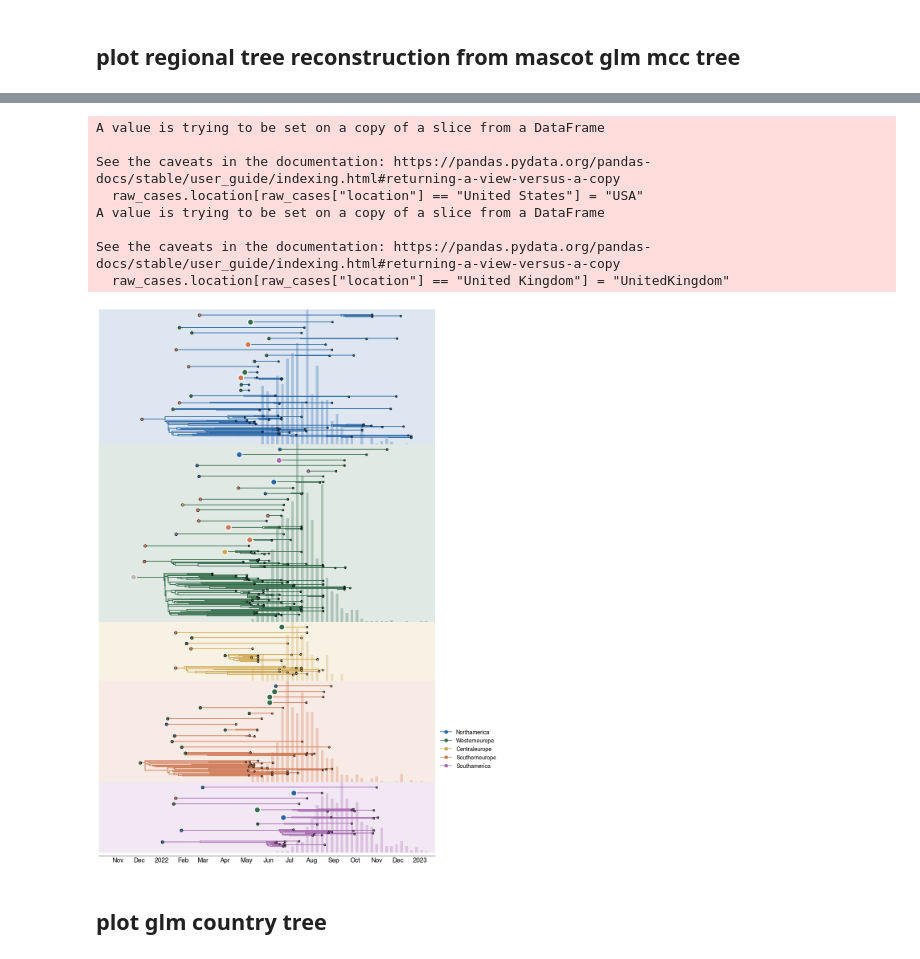
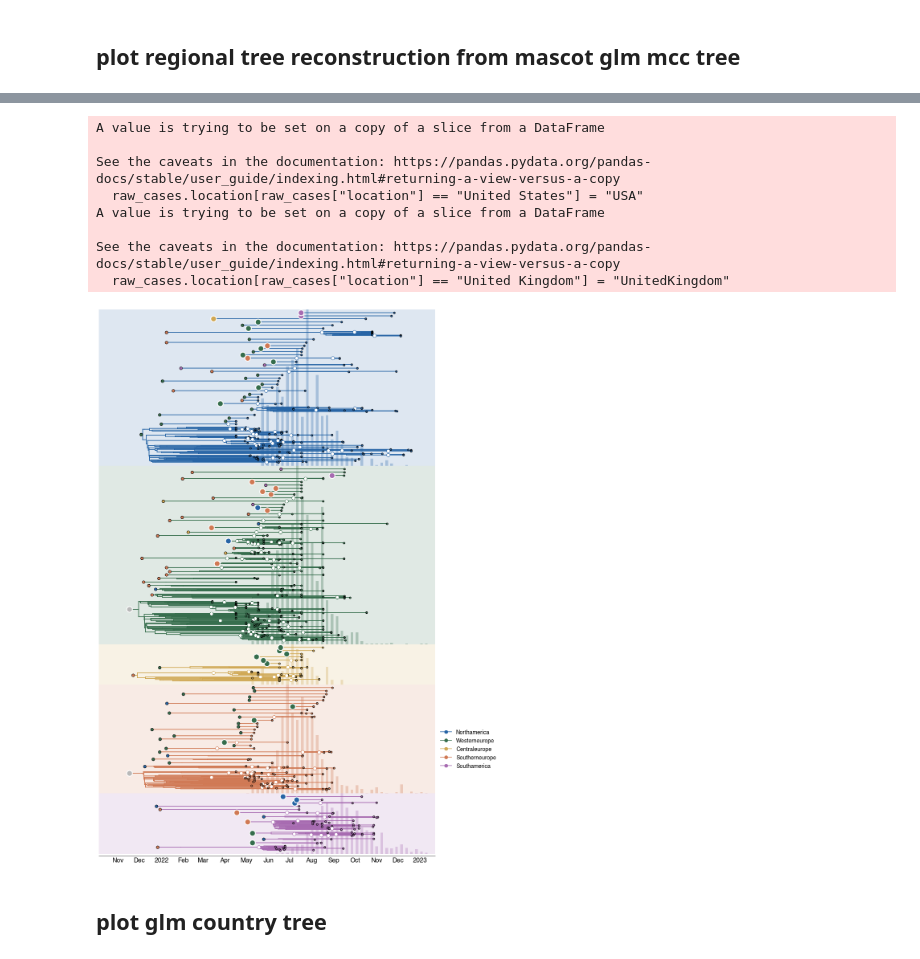
Before and after one commit to blab/mpox-dynamics, a Jupyter notebook: scripts/glm_plotting_and_ne.ipynb, the cells around one changed output, grey strips where cells are left out. Saved outputs shown, nothing was run; the diff lists cells and outputs as text; code cells hidden in the pictures.

```diff
--- a/scripts/glm_plotting_and_ne.ipynb
+++ b/scripts/glm_plotting_and_ne.ipynb
@@ -347,8 +348,7 @@ case_prev_plot = band3 + line3
 case_prev_plot
 # %% [output]
 [interactive output not drawn]
-# %%
-case_prevalence.location = case_prevalence.location.replace({"North America": "NorthAmerica", "Western Europe": "WesternEurope", "Central Europe":"CentralEurope", "South America":"SouthAmerica", "Southern Europe": "SouthernEurope"})
 # %%
-combined_ne_prev_df = pd.merge(test, case_prevalence,  how='left', left_on=['deme','date'], right_on = ['location','date'])
+combined_ne_prev_df = pd.merge(test, case_prevalence,  how='left', left_on=['deme','date'], right_on = ['region','date'])
 combined_ne_prev_df = combined_ne_prev_df.dropna()
+combined_ne_prev_df
@@ -510,7 +580,7 @@ def convertDate(x,start,end):
     return dt.strftime(dt.strptime(x,start),end)
 # %%
 # set path to tree to load
-tree_path = "/Users/mparedes/Desktop/mpox_rhino/300_glm_region_air_mcc.tree"
+tree_path = "/Users/mparedes/Desktop/mpox_rhino/550_glm_region_air_mcc.tree"
 # %%
 # load trees
 tree = bt.loadNexus(tree_path, tip_regex='_([0-9\-]+)$')
@@ -964,7 +1034,8 @@ def foo_plot_exploded_tree_with_cases(subtype_trees2, filename, width, height, d
                 elif k.branchType == "node":
                     # this plots the vertical lines connecting children and parents on tree
                     ax1.plot([x,x],[k.children[-1].y + cumulative_y,k.children[0].y+ cumulative_y],lw=branchWidth,color=c,alpha=a,ls='-',zorder=9)
-
+                    if k.traits['posterior']>=0.5:
+                        ax1.scatter(x,y,s=70,facecolor='w',edgecolor=c,zorder=100)
                 ax1.plot([xp, x],[y,y],lw=branchWidth,color=c,ls='-',zorder=9)   # this connects horizontal tree lines
 
 
@@ -1043,19 +1114,19 @@ def foo_plot_exploded_tree_with_cases(subtype_trees2, filename, width, height, d
     plt.savefig(filename,bbox_inches = 'tight',pad_inches = 0)
     plt.show()
 # %%
-exploded_tree_output_file_name4 = "../figures/300_region_glm_cases_exploded.png"
+exploded_tree_output_file_name4 = "../figures/550_region_glm_cases_exploded_air.png"
 
 foo_plot_exploded_tree_with_cases(subtype_trees2, exploded_tree_output_file_name4,15,25, "region")  # dotted lines, no case counts
 # %% [output]
 A value is trying to be set on a copy of a slice from a DataFrame
 
 See the caveats in the documentation: https://pandas.pydata.org/pandas-docs/stable/user_guide/indexing.html#returning-a-view-versus-a-copy
   raw_cases.location[raw_cases["location"] == "United States"] = "USA"
 A value is trying to be set on a copy of a slice from a DataFrame
 
 See the caveats in the documentation: https://pandas.pydata.org/pandas-docs/stable/user_guide/indexing.html#returning-a-view-versus-a-copy
   raw_cases.location[raw_cases["location"] == "United Kingdom"] = "UnitedKingdom"
-[figure, old version]
+[figure, new version]
 # %% [markdown]
 ## plot glm country tree
 # %%
```
Also changed, not shown: parts of 33 cells of this notebook, 34 other files.
